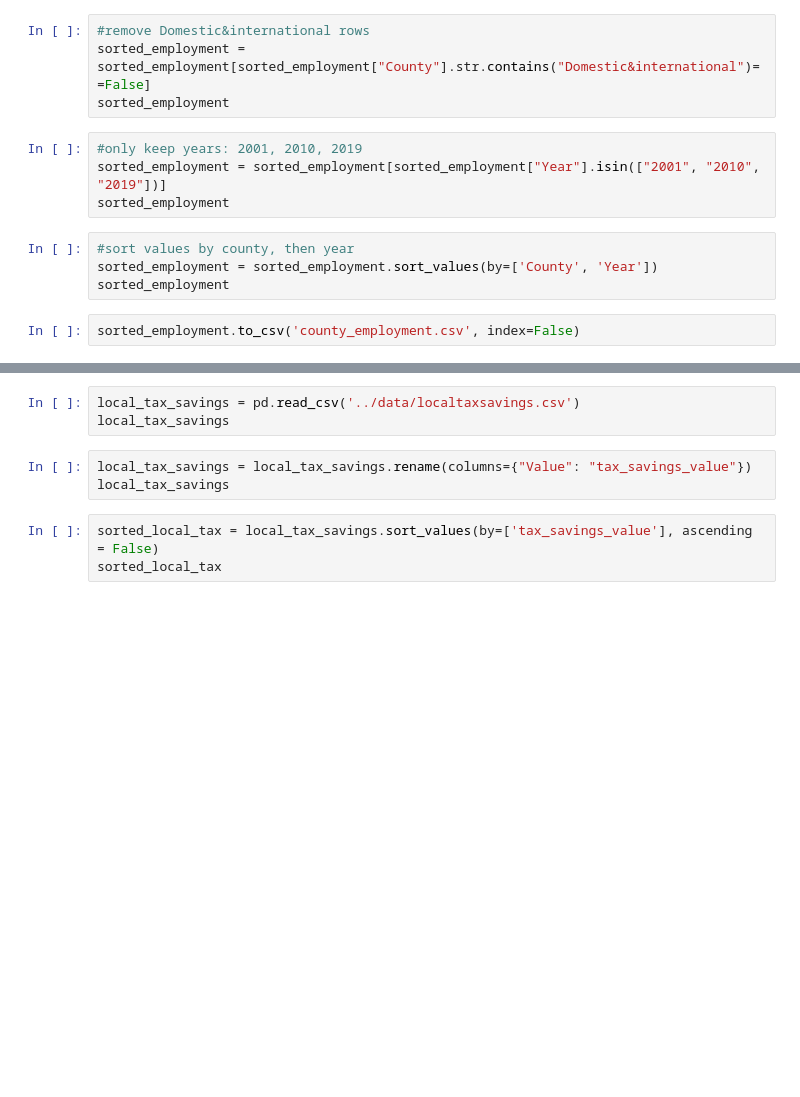
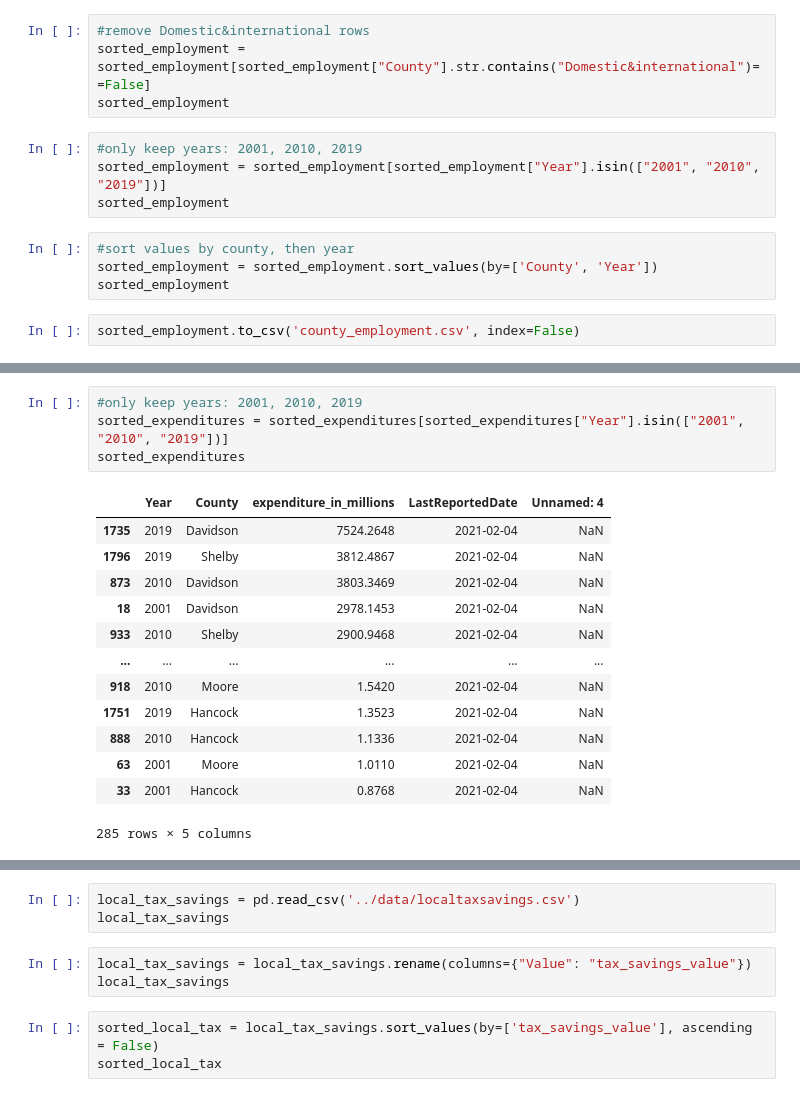
Before and after one commit to Tara-Nicole-Data/archaeological-sites-and-tourism-economic-impact, a Jupyter notebook: notebooks/tourism_analysis.ipynb, the cells around one changed output, grey strips where cells are left out. Saved outputs shown, nothing was run; the diff lists cells and outputs as text; blank space fills up the shorter version.

```diff
--- a/notebooks/tourism_analysis.ipynb
+++ b/notebooks/tourism_analysis.ipynb
@@ -62,0 +129,18 @@ sorted_expenditures
+# %%
+#only keep years: 2001, 2010, 2019
+sorted_expenditures = sorted_expenditures[sorted_expenditures["Year"].isin(["2001", "2010", "2019"])]
+sorted_expenditures
+# %% [output]
+|  | Year | County | expenditure_in_millions | LastReportedDate | Unnamed: 4 |
+| 1735 | 2019 | Davidson | 7524.2648 | 2021-02-04 | NaN |
+| 1796 | 2019 | Shelby | 3812.4867 | 2021-02-04 | NaN |
+| 873 | 2010 | Davidson | 3803.3469 | 2021-02-04 | NaN |
+| 18 | 2001 | Davidson | 2978.1453 | 2021-02-04 | NaN |
+| 933 | 2010 | Shelby | 2900.9468 | 2021-02-04 | NaN |
+| ... | ... | ... | ... | ... | ... |
+| 918 | 2010 | Moore | 1.5420 | 2021-02-04 | NaN |
+| 1751 | 2019 | Hancock | 1.3523 | 2021-02-04 | NaN |
+| 888 | 2010 | Hancock | 1.1336 | 2021-02-04 | NaN |
+| 63 | 2001 | Moore | 1.0110 | 2021-02-04 | NaN |
+| 33 | 2001 | Hancock | 0.8768 | 2021-02-04 | NaN |
+285 rows × 5 columns
```
Also changed, not shown: parts of 14 cells of this notebook, 5 other files.
